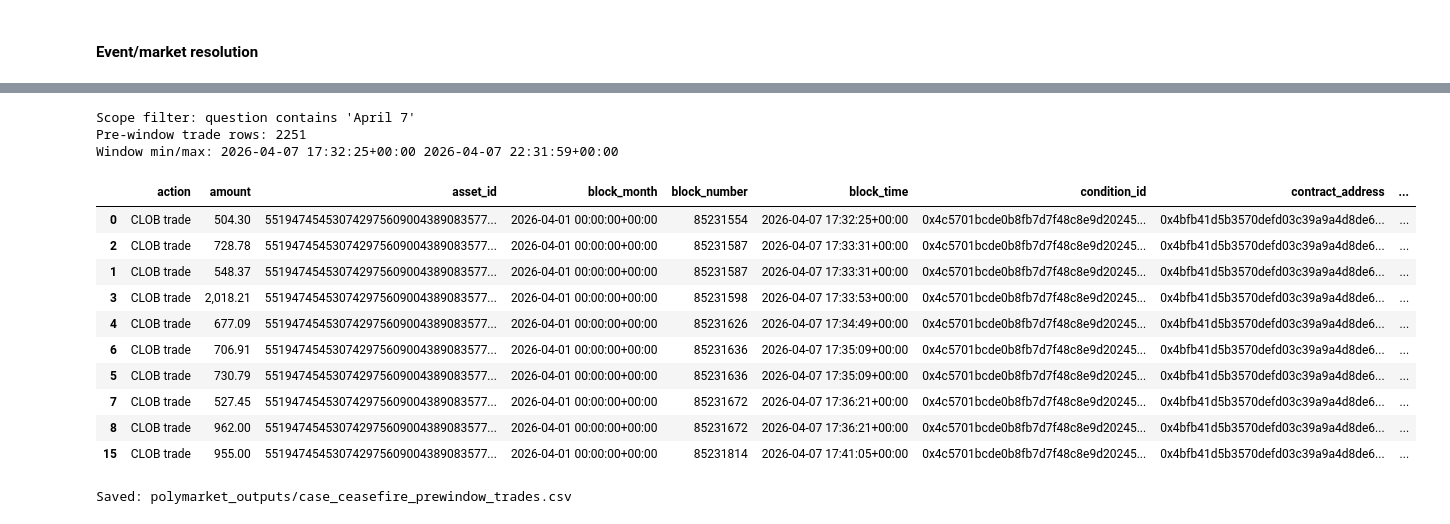
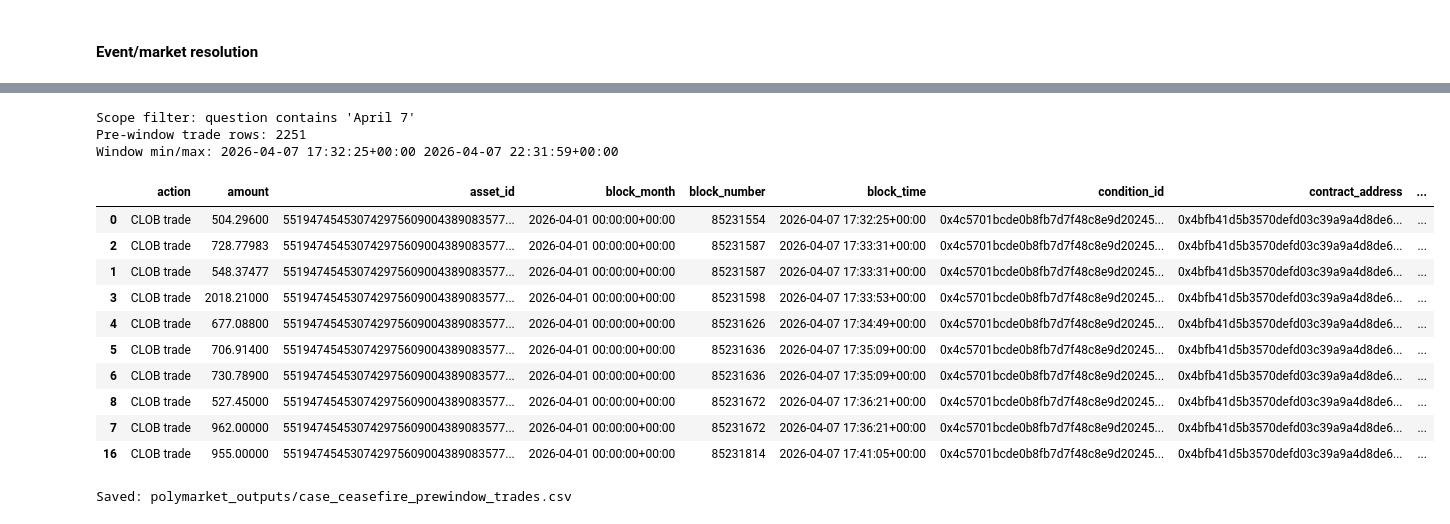
Before and after one commit to willsqqi/dwd-sp26-polymarket, a Jupyter notebook: polymarket_api_analysis.ipynb, the cells around one changed output, grey strips where cells are left out. Saved outputs shown, nothing was run; the diff lists cells and outputs as text; code cells hidden in the pictures.

```diff
--- a/polymarket_api_analysis.ipynb
+++ b/polymarket_api_analysis.ipynb
@@ -823,12 +554,16 @@ Case metrics used here:
 - concentration: top-1 wallet **25.24%**, top-10 wallets **44.34%** of pre-window notional
 - direction counts: **510 NO-biased** wallets vs **122 YES-biased** wallets
 # %%
+# pull april 7 pre-news trades (above 500) across 12 chosen markets
+# convert time to iso strings for dune
 start_iso = PRE_WINDOW_START_UTC.strftime("%Y-%m-%dT%H:%M:%SZ")
 end_iso = ANCHOR_TS_UTC.strftime("%Y-%m-%dT%H:%M:%SZ")
 APRIL7_QUESTION_KEYWORD = "april 7"
-condition_sql = ", ".join(sql_quote(c) for c in selected_condition_ids)
+condition_sql = ", ".join("'" + str(c).replace("'", "''") + "'" for c in selected_condition_ids)
 
+# sql ask market_trades for pre-news orders in april 7 market
 trade_sql = f"""
+-- this query pulls sizeable trades before the ceasefire news anchor
 SELECT
     date_trunc('month', block_time) AS block_month,
     block_number,
@@ -838,56 +573,64 @@ SELECT
     action,
     lower(concat('0x', to_hex(contract_address))) AS contract_address,
     lower(concat('0x', to_hex(condition_id))) AS condition_id,
     event_market_name,
     question,
     token_outcome,
     CAST(asset_id AS VARCHAR) AS asset_id,
     price,
     amount,
     shares,
     lower(concat('0x', to_hex(maker))) AS maker,
     lower(concat('0x', to_hex(taker))) AS taker,
     unique_key,
     token_outcome_name
 FROM polymarket_polygon.market_trades
 WHERE block_time >= from_iso8601_timestamp('{start_iso}')
   AND block_time < from_iso8601_timestamp('{end_iso}')
   AND lower(concat('0x', to_hex(condition_id))) IN ({condition_sql})
   AND lower(question) LIKE '%{APRIL7_QUESTION_KEYWORD}%'
   AND amount > 500
 ORDER BY block_time
 """
 
-trade_res = dune_run_sql(trade_sql, api_key=DUNE_API_KEY, performance="medium", limit=500000)
-pre_trades = dune_rows_to_df(trade_res)
+# submit the trade query
+response = requests.post(
+    f"{DUNE_API_BASE}/sql/execute",
+    headers=DUNE_HEADERS,
+    json={"sql": trade_sql, "performance": DUNE_PERFORMANCE},
+    timeout=30,
+)
+response.raise_for_status()
+execution_id = response.json()["execution_id"]
 
-pre_trades["block_month"] = pd.to_datetime(pre_trades["block_month"], errors="coerce", utc=True)
-pre_trades["block_time"] = pd.to_datetime(pre_trades["block_time"], errors="coerce", utc=True)
-for col in ("block_number", "evt_index", "price", "amount", "shares"):
-    pre_trades[col] = pd.to_numeric(pre_trades[col], errors="coerce")
+state = ""
+while state not in {"QUERY_STATE_COMPLETED", "QUERY_STATE_COMPLETED_PARTIAL"}:
+    time.sleep(DUNE_POLL_INTERVAL_SECONDS)
+    status_response = requests.get(f"{DUNE_API_BASE}/execution/{execution_id}/status", headers=DUNE_HEADERS, timeout=30)
+    status_response.raise_for_status()
+    state = status_response.json()["state"]
 
-pre_trades = pre_trades.dropna(subset=["block_time", "amount"]).sort_values(["block_time", "evt_index"])
-
-print("Scope filter: question contains 'April 7'")
-print("Pre-window trade rows:", len(pre_trades))
-print("Window min/max:", pre_trades["block_time"].min(), pre_trades["block_time"].max())
-display(pre_trades.head(10))
-
-pre_trades.to_csv(OUTPUT_DIR / "case_ceasefire_prewindow_trades.csv", index=False)
-print("Saved:", OUTPUT_DIR / "case_ceasefire_prewindow_trades.csv")
+results_response = requests.get(
+    f"{DUNE_API_BASE}/execution/{execution_id}/results",
+    headers=DUNE_HEADERS,
+    params={"allow_partial_results": "true", "limit": 500000},
+    timeout=60,
+)
+results_response.raise_for_status()
+pre_trades = pd.DataFrame(results_response.json()["result"]["rows"])
 # %% [output]
 Scope filter: question contains 'April 7'
 Pre-window trade rows: 2251
 Window min/max: 2026-04-07 17:32:25+00:00 2026-04-07 22:31:59+00:00
 |  | action | amount | asset_id | block_month | block_number | block_time | condition_id | contract_address | ... |
-| 0 | CLOB trade | 504.30 | 551947454530742975609004389083577... | 2026-04-01 00:00:00+00:00 | 85231554 | 2026-04-07 17:32:25+00:00 | 0x4c5701bcde0b8fb7d7f48c8e9d20245... | 0x4bfb41d5b3570defd03c39a9a4d8de6... | ... |
-| 2 | CLOB trade | 728.78 | 551947454530742975609004389083577... | 2026-04-01 00:00:00+00:00 | 85231587 | 2026-04-07 17:33:31+00:00 | 0x4c5701bcde0b8fb7d7f48c8e9d20245... | 0x4bfb41d5b3570defd03c39a9a4d8de6... | ... |
-| 1 | CLOB trade | 548.37 | 551947454530742975609004389083577... | 2026-04-01 00:00:00+00:00 | 85231587 | 2026-04-07 17:33:31+00:00 | 0x4c5701bcde0b8fb7d7f48c8e9d20245... | 0x4bfb41d5b3570defd03c39a9a4d8de6... | ... |
-| 3 | CLOB trade | 2,018.21 | 551947454530742975609004389083577... | 2026-04-01 00:00:00+00:00 | 85231598 | 2026-04-07 17:33:53+00:00 | 0x4c5701bcde0b8fb7d7f48c8e9d20245... | 0x4bfb41d5b3570defd03c39a9a4d8de6... | ... |
-| 4 | CLOB trade | 677.09 | 551947454530742975609004389083577... | 2026-04-01 00:00:00+00:00 | 85231626 | 2026-04-07 17:34:49+00:00 | 0x4c5701bcde0b8fb7d7f48c8e9d20245... | 0x4bfb41d5b3570defd03c39a9a4d8de6... | ... |
-| 6 | CLOB trade | 706.91 | 551947454530742975609004389083577... | 2026-04-01 00:00:00+00:00 | 85231636 | 2026-04-07 17:35:09+00:00 | 0x4c5701bcde0b8fb7d7f48c8e9d20245... | 0x4bfb41d5b3570defd03c39a9a4d8de6... | ... |
-| 5 | CLOB trade | 730.79 | 551947454530742975609004389083577... | 2026-04-01 00:00:00+00:00 | 85231636 | 2026-04-07 17:35:09+00:00 | 0x4c5701bcde0b8fb7d7f48c8e9d20245... | 0x4bfb41d5b3570defd03c39a9a4d8de6... | ... |
-| 7 | CLOB trade | 527.45 | 551947454530742975609004389083577... | 2026-04-01 00:00:00+00:00 | 85231672 | 2026-04-07 17:36:21+00:00 | 0x4c5701bcde0b8fb7d7f48c8e9d20245... | 0x4bfb41d5b3570defd03c39a9a4d8de6... | ... |
-| 8 | CLOB trade | 962.00 | 551947454530742975609004389083577... | 2026-04-01 00:00:00+00:00 | 85231672 | 2026-04-07 17:36:21+00:00 | 0x4c5701bcde0b8fb7d7f48c8e9d20245... | 0x4bfb41d5b3570defd03c39a9a4d8de6... | ... |
-| 15 | CLOB trade | 955.00 | 551947454530742975609004389083577... | 2026-04-01 00:00:00+00:00 | 85231814 | 2026-04-07 17:41:05+00:00 | 0x4c5701bcde0b8fb7d7f48c8e9d20245... | 0x4bfb41d5b3570defd03c39a9a4d8de6... | ... |
+| 0 | CLOB trade | 504.29600 | 551947454530742975609004389083577... | 2026-04-01 00:00:00+00:00 | 85231554 | 2026-04-07 17:32:25+00:00 | 0x4c5701bcde0b8fb7d7f48c8e9d20245... | 0x4bfb41d5b3570defd03c39a9a4d8de6... | ... |
+| 2 | CLOB trade | 728.77983 | 551947454530742975609004389083577... | 2026-04-01 00:00:00+00:00 | 85231587 | 2026-04-07 17:33:31+00:00 | 0x4c5701bcde0b8fb7d7f48c8e9d20245... | 0x4bfb41d5b3570defd03c39a9a4d8de6... | ... |
+| 1 | CLOB trade | 548.37477 | 551947454530742975609004389083577... | 2026-04-01 00:00:00+00:00 | 85231587 | 2026-04-07 17:33:31+00:00 | 0x4c5701bcde0b8fb7d7f48c8e9d20245... | 0x4bfb41d5b3570defd03c39a9a4d8de6... | ... |
+| 3 | CLOB trade | 2018.21000 | 551947454530742975609004389083577... | 2026-04-01 00:00:00+00:00 | 85231598 | 2026-04-07 17:33:53+00:00 | 0x4c5701bcde0b8fb7d7f48c8e9d20245... | 0x4bfb41d5b3570defd03c39a9a4d8de6... | ... |
+| 4 | CLOB trade | 677.08800 | 551947454530742975609004389083577... | 2026-04-01 00:00:00+00:00 | 85231626 | 2026-04-07 17:34:49+00:00 | 0x4c5701bcde0b8fb7d7f48c8e9d20245... | 0x4bfb41d5b3570defd03c39a9a4d8de6... | ... |
+| 5 | CLOB trade | 706.91400 | 551947454530742975609004389083577... | 2026-04-01 00:00:00+00:00 | 85231636 | 2026-04-07 17:35:09+00:00 | 0x4c5701bcde0b8fb7d7f48c8e9d20245... | 0x4bfb41d5b3570defd03c39a9a4d8de6... | ... |
+| 6 | CLOB trade | 730.78900 | 551947454530742975609004389083577... | 2026-04-01 00:00:00+00:00 | 85231636 | 2026-04-07 17:35:09+00:00 | 0x4c5701bcde0b8fb7d7f48c8e9d20245... | 0x4bfb41d5b3570defd03c39a9a4d8de6... | ... |
+| 8 | CLOB trade | 527.45000 | 551947454530742975609004389083577... | 2026-04-01 00:00:00+00:00 | 85231672 | 2026-04-07 17:36:21+00:00 | 0x4c5701bcde0b8fb7d7f48c8e9d20245... | 0x4bfb41d5b3570defd03c39a9a4d8de6... | ... |
+| 7 | CLOB trade | 962.00000 | 551947454530742975609004389083577... | 2026-04-01 00:00:00+00:00 | 85231672 | 2026-04-07 17:36:21+00:00 | 0x4c5701bcde0b8fb7d7f48c8e9d20245... | 0x4bfb41d5b3570defd03c39a9a4d8de6... | ... |
+| 16 | CLOB trade | 955.00000 | 551947454530742975609004389083577... | 2026-04-01 00:00:00+00:00 | 85231814 | 2026-04-07 17:41:05+00:00 | 0x4c5701bcde0b8fb7d7f48c8e9d20245... | 0x4bfb41d5b3570defd03c39a9a4d8de6... | ... |
 Saved: polymarket_outputs/case_ceasefire_prewindow_trades.csv
```
Also changed, not shown: parts of 40 cells of this notebook, 14 other files.
